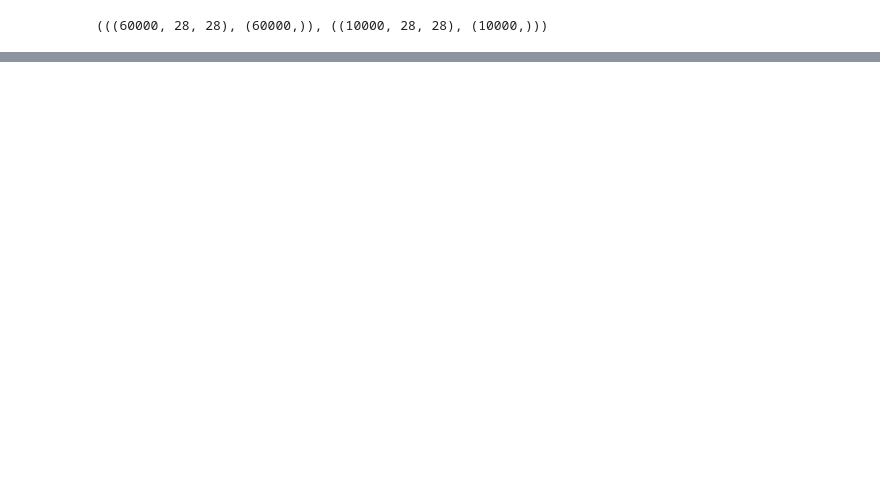
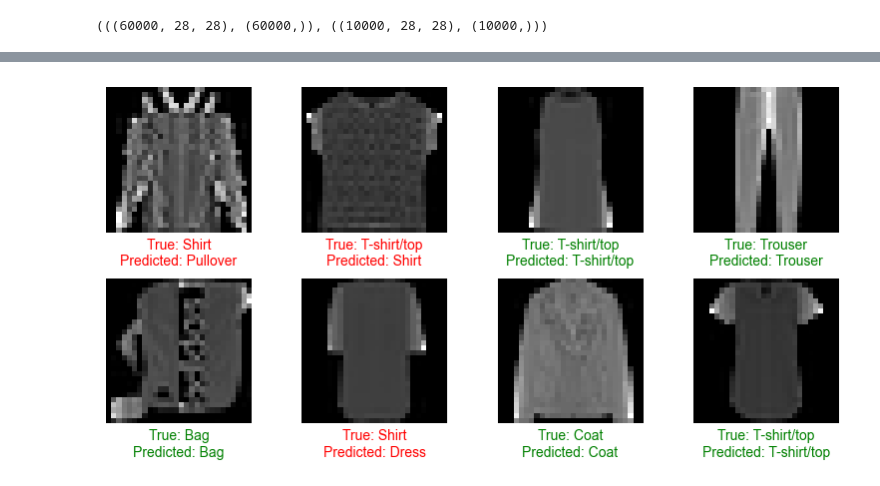
Before and after one commit to TruongQuangPhat/Fashion_ANN, a Jupyter notebook: Fashion_Dicognition.ipynb, the cells around one changed output, grey strips where cells are left out. Saved outputs shown, nothing was run; the diff lists cells and outputs as text; code cells hidden in the pictures; blank space fills up the shorter version.

```diff
--- a/Fashion_Dicognition.ipynb
+++ b/Fashion_Dicognition.ipynb
@@ -24,0 +133,21 @@ Downloading data from https://storage.googleapis.com/tensorflow/tf-keras-dataset
+# %%
+plt.style.use("seaborn-v0_8-darkgrid")
+
+fig, axes = plt.subplots(nrows=1, ncols=2, figsize=(8, 4))
+
+axes[0].plot(train_acc, label="train_acc")
+axes[0].plot(val_acc, label="val_acc")
+axes[0].set_xlabel("epochs")
+axes[0].set_ylabel("accuracy")
+axes[0].legend(loc="best", frameon=True)
+axes[0].grid(True, linestyle="--", axis="y", alpha=0.7)
+
+axes[1].plot(train_loss, label="train_loss")
+axes[1].plot(val_loss, label="val_loss")
+axes[1].set_xlabel("epochs")
+axes[1].set_ylabel("loss")
+axes[1].legend(loc="best", frameon=True)
+axes[1].grid(True, linestyle="--", axis="y", alpha=0.7)
+
+
+plt.show();
@@ -24,0 +162,25 @@ Downloading data from https://storage.googleapis.com/tensorflow/tf-keras-dataset
+# %%
+def random_prediction(X_data, y_data):
+    nrows, ncols = 2, 4
+
+    fig, axes = plt.subplots(nrows=nrows, ncols=ncols, figsize=(8, 4))
+    for i in range(nrows):
+        for j in range(ncols):
+            ax = axes[i][j]
+            random_index = np.random.randint(0, len(X_data))
+            ax.imshow(X_data[random_index], cmap="gray")
+            ax.set_xticks([])
+            ax.set_yticks([])
+            true_label = label_names[y_data[random_index]];
+            true_label_str = f"True: {true_label}"
+            prediction = model.predict(X_data[[random_index]])
+            predicted_index = np.argmax(prediction)
+            prediction_label = label_names[predicted_index]
+            color = "red" if prediction_label !=  true_label else "green"
+            predicted_label_str = f"\nPredicted: {prediction_label}"
+            ax.set_xlabel(true_label_str + predicted_label_str, color=color)
+    plt.tight_layout()
+    plt.show()
+# %%
+random_prediction(X_test, y_test)
+# %% [output]
@@ -24,0 +195 @@ Downloading data from https://storage.googleapis.com/tensorflow/tf-keras-dataset
+[figure, added]
```
Also changed, not shown: parts of 22 cells of this notebook.
